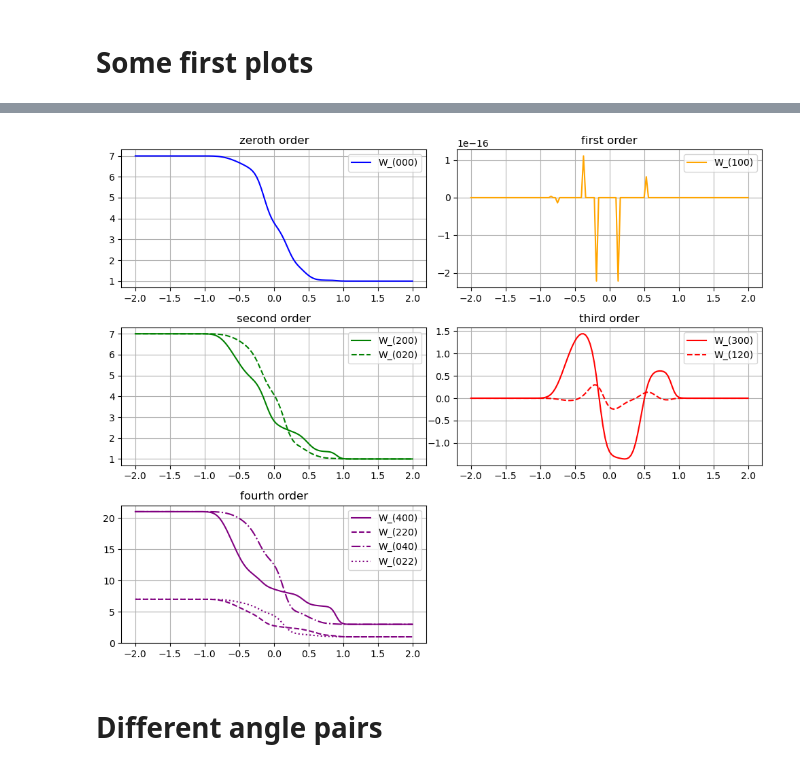
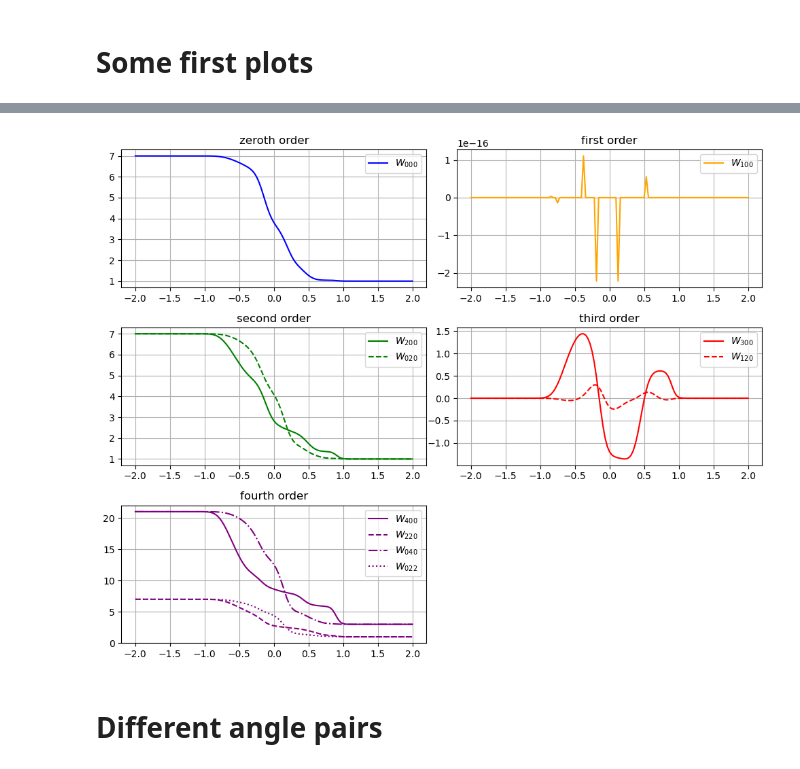
Before and after one commit to JanHab/ExtGram.jl, a Jupyter notebook: notebooks/1D3D.ipynb, the cells around one changed output, grey strips where cells are left out. Saved outputs shown, nothing was run; the diff lists cells and outputs as text; code cells hidden in the pictures.

```diff
--- a/notebooks/1D3D.ipynb
+++ b/notebooks/1D3D.ipynb
@@ -119,32 +119,32 @@ fig.show()
 # %%
 fig, axs = plt.subplots(3, 2, figsize=(10, 8))
-axs[0, 0].plot(x, W[:, 0], label="W_(000)", color=colors[0], linestyle=linestyles[0])
+axs[0, 0].plot(x, W[:, 0], label="$W_{000}$", color=colors[0], linestyle=linestyles[0])
 axs[0, 0].set_title("zeroth order")
 axs[0, 0].grid(True)
-axs[0, 1].plot(x, W[:, 1], label="W_(100)", color=colors[1], linestyle=linestyles[0])
+axs[0, 1].plot(x, W[:, 1], label="$W_{100}$", color=colors[1], linestyle=linestyles[0])
 axs[0, 1].set_title("first order")
 axs[0, 1].grid(True)
-axs[1, 0].plot(x, W[:, 2], label="W_(200)", color=colors[2], linestyle=linestyles[0])
-axs[1, 0].plot(x, W[:, 3], label="W_(020)", color=colors[2], linestyle=linestyles[1])
+axs[1, 0].plot(x, W[:, 2], label="$W_{200}$", color=colors[2], linestyle=linestyles[0])
+axs[1, 0].plot(x, W[:, 3], label="$W_{020}$", color=colors[2], linestyle=linestyles[1])
 axs[1, 0].set_title("second order")
 axs[1, 0].grid(True)
-axs[1, 1].plot(x, W[:, 4], label="W_(300)", color=colors[3], linestyle=linestyles[0])
-axs[1, 1].plot(x, W[:, 5], label="W_(120)", color=colors[3], linestyle=linestyles[1])
+axs[1, 1].plot(x, W[:, 4], label="$W_{300}$", color=colors[3], linestyle=linestyles[0])
+axs[1, 1].plot(x, W[:, 5], label="$W_{120}$", color=colors[3], linestyle=linestyles[1])
 axs[1, 1].set_title("third order")
 axs[1, 1].grid(True)
-axs[2, 0].plot(x, W[:, 6], label="W_(400)", color=colors[4], linestyle=linestyles[0])
-axs[2, 0].plot(x, W[:, 7], label="W_(220)", color=colors[4], linestyle=linestyles[1])
-axs[2, 0].plot(x, W[:, 8], label="W_(040)", color=colors[4], linestyle=linestyles[2])
-axs[2, 0].plot(x, W[:, 9], label="W_(022)", color=colors[4], linestyle=linestyles[3])
+axs[2, 0].plot(x, W[:, 6], label="$W_{400}$", color=colors[4], linestyle=linestyles[0])
+axs[2, 0].plot(x, W[:, 7], label="$W_{220}$", color=colors[4], linestyle=linestyles[1])
+axs[2, 0].plot(x, W[:, 8], label="$W_{040}$", color=colors[4], linestyle=linestyles[2])
+axs[2, 0].plot(x, W[:, 9], label="$W_{022}$", color=colors[4], linestyle=linestyles[3])
 axs[2, 0].set_title("fourth order")
 axs[2, 0].grid(True)
 axs[2, 1].axis('off')
 [ax.legend() for ax in axs.flat if ax.has_data()]
 fig.tight_layout()
 fig.savefig('../out/Figures/1D3D/PrimitiveMoments_Full.pdf')
 fig.show()
 # %% [output]
-[figure, old version]
+[figure, new version]
 # %% [markdown]
 # Different angle pairs
 # %%
```
Also changed, not shown: parts of 4 cells of this notebook, 4 other files.
